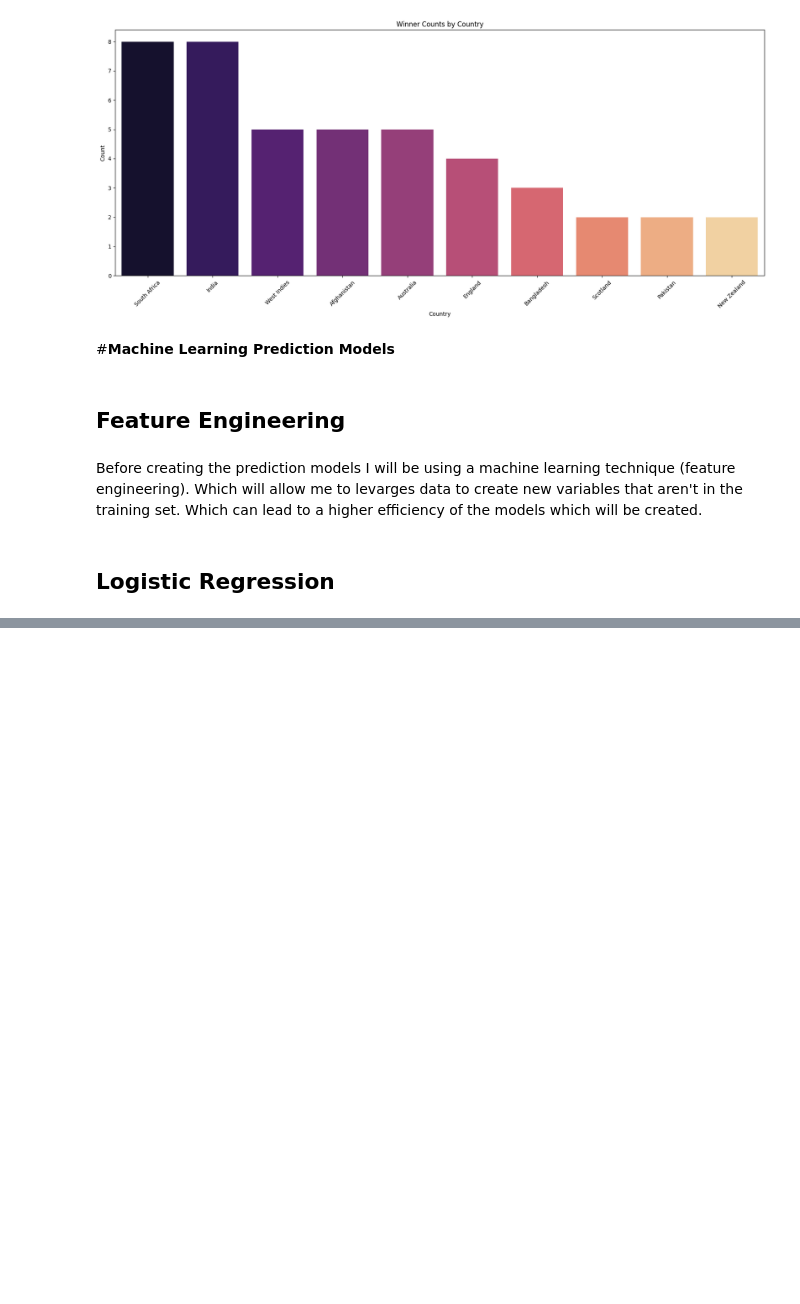
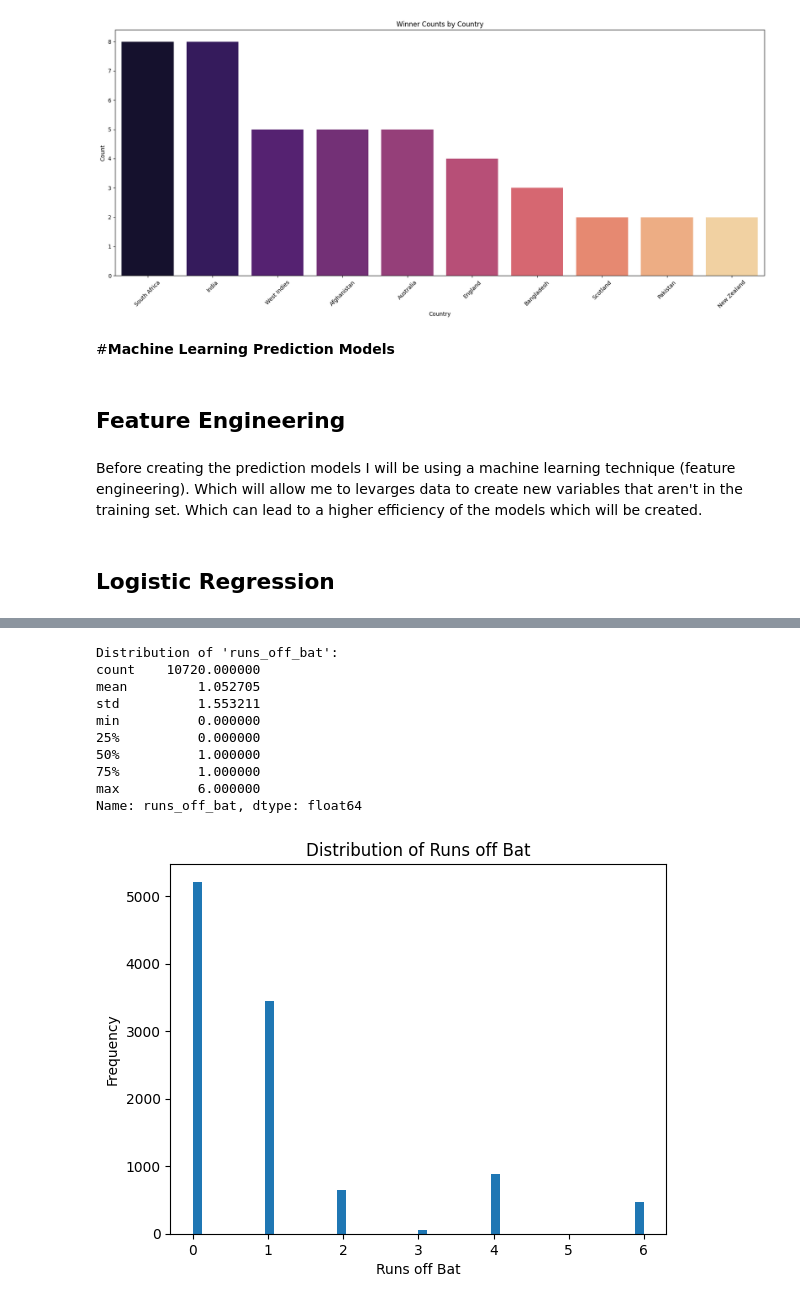
Before and after one commit to YameenMunir/Cricket-Match-Data-Analysis-and-Prediction-using-Machine-Learning, a Jupyter notebook: Cricket_Match_Data_Analysis_and_Prediction_Using_Machine_Learning.ipynb, the cells around one changed output, grey strips where cells are left out. Drawn from its saved outputs; the diff is of its cells as text; code cells hidden in the pictures; blank space fills up the shorter version.

```diff
--- a/Cricket_Match_Data_Analysis_and_Prediction_Using_Machine_Learning.ipynb
+++ b/Cricket_Match_Data_Analysis_and_Prediction_Using_Machine_Learning.ipynb
@@ -303,0 +254,78 @@ KeyError: "['start_date'] not found in axis"
+# %%
+import pandas as pd
+import matplotlib.pyplot as plt
+
+# Load the datasets
+deliveries = pd.read_csv('/content/deliveries.csv')
+matches = pd.read_csv('/content/matches.csv')
+
+# Merge the datasets on 'match_id'
+data = pd.merge(deliveries, matches, left_on='match_id', right_on='match_number')
+
+# Display the distribution of 'runs_off_bat'
+print("Distribution of 'runs_off_bat':")
+print(data['runs_off_bat'].describe())
+plt.hist(data['runs_off_bat'], bins=50)
+plt.xlabel('Runs off Bat')
+plt.ylabel('Frequency')
+plt.title('Distribution of Runs off Bat')
+plt.show()
+
+# Redefine the target variable 'match_outcome'
+# For demonstration, we assume a different threshold to balance the classes
+threshold = data['runs_off_bat'].quantile(0.75)  # Use 75th percentile as threshold
+data['match_outcome'] = (data['runs_off_bat'] > threshold).astype(int)
+
+# Check the distribution of the new target variable
+print("Distribution of target variable in the dataset:")
+print(data['match_outcome'].value_counts())
+
+# Ensure there are at least two classes in the target variable
+if data['match_outcome'].nunique() < 2:
+    raise ValueError("The target variable must have at least two classes.")
+
+# Proceed with feature selection and model training
+data['day_of_week'] = pd.to_datetime(data['start_date']).dt.dayofweek
+features = ['runs_off_bat', 'day_of_week']  # Add other relevant features here
+
+X = data[features]
+y = data['match_outcome']
+
+# Split the data
+from sklearn.model_selection import train_test_split
+X_train, X_test, y_train, y_test = train_test_split(X, y, test_size=0.2, random_state=42)
+
+# Preprocess data: Standardize features
+from sklearn.preprocessing import StandardScaler
+scaler = StandardScaler()
+X_train_scaled = scaler.fit_transform(X_train)
+X_test_scaled = scaler.transform(X_test)
+
+# Train the logistic regression model
+from sklearn.linear_model import LogisticRegression
+from joblib import dump
+
+model = LogisticRegression(max_iter=2000, C=1.0)
+model.fit(X_train_scaled, y_train)
+
+# Save the model
+dump(model, 'cricket_match_predictor.joblib')
+print("Model trained and saved successfully!")
+
+# Prediction and evaluation
+from sklearn.metrics import accuracy_score, classification_report, confusion_matrix
+
+y_pred = model.predict(X_test_scaled)
+accuracy = accuracy_score(y_test, y_pred)
+# %% [output]
+Distribution of 'runs_off_bat':
+count    10720.000000
+mean         1.052705
+std          1.553211
+min          0.000000
+25%          0.000000
+50%          1.000000
+75%          1.000000
+max          6.000000
+Name: runs_off_bat, dtype: float64
+[figure, added]
```
Also changed, not shown: parts of 5 cells of this notebook.
